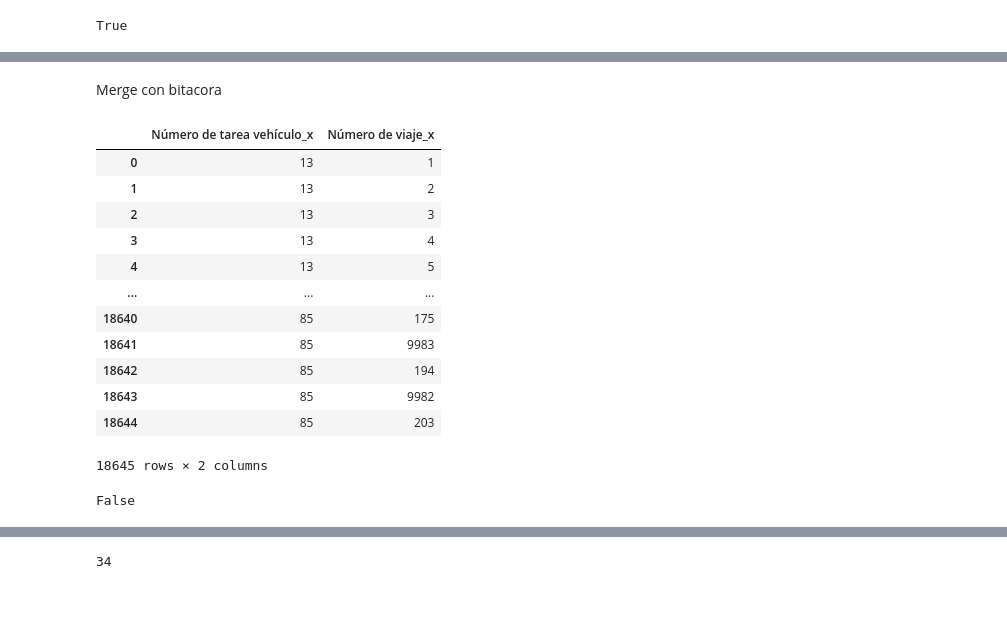
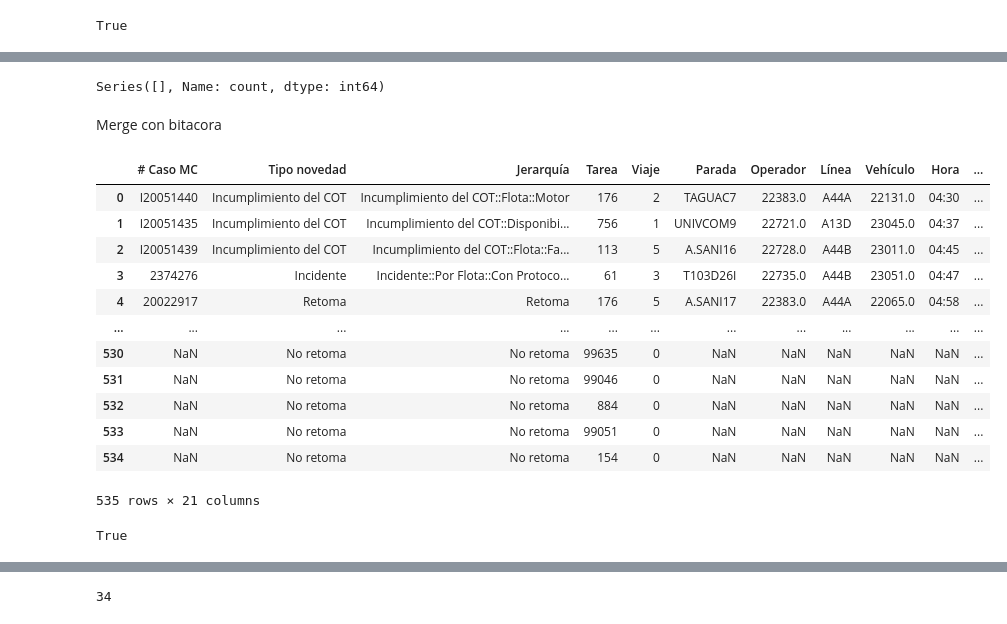
Before and after one commit to williamCastro32/bynm_mergedata, a Jupyter notebook: scripts/Merge.ipynb, the cells around one changed output, grey strips where cells are left out. Cells and saved outputs as stored; diff of their text form; code cells hidden in the pictures.

```diff
--- a/scripts/Merge.ipynb
+++ b/scripts/Merge.ipynb
@@ -10,7 +15,10 @@ importar y procesar el K2
 # %%
-
-# Ubicacion de los archivos a usar
-patch1 = '../input/Kilometros en Servicio MIO - 05-Mar-2024.xlsx'# Se importa el archivo xlxs
+# Se importa el archivo xlxs
 kmsmio = pd.read_excel(patch1, sheet_name='Programacion')
+repofi = pd.read_excel(patch2, sheet_name='Programacion')
+bitacora = pd.read_excel(patch2, sheet_name='Bitacora')
+jerarquias = pd.read_excel(patch3, sheet_name='Hoja1')
 # Se eliminan las filas y las columnas vacias
 kmsmio = kmsmio.dropna(axis=0, how='all').dropna(axis=1, how='all')
+repofi = repofi.dropna(axis=0, how='all').dropna(axis=1, how='all')
+bitacora = bitacora.dropna(axis=0, how='all').dropna(axis=1, how='all')
@@ -107,19 +116,18 @@ merge.shape
+# %%
+# Selecciona las columnas a usar
+jerarquias = jerarquias[['JERARQUIA HGI RECO2',	'CALIFICACION']]
+# %%
+# Esto elimina los espacios en blanco adelante y atras
+jerarquias['JERARQUIA HGI RECO2'] = jerarquias['JERARQUIA HGI RECO2'].str.strip()
+# %%
+#combina los el df de bitacora con el de jerarquias
+bitacora = pd.merge(bitacora, jerarquias, left_on='Jerarquía', right_on='JERARQUIA HGI RECO2', how='left' )
+# %%
+# Esta linea es para verificar las filas que no se cruzaron por jerarquia y agregarlas a la matriz fe jererquia en input
+x = bitacora[(bitacora['Jerarquía'].str.startswith('Salida'))& bitacora['CALIFICACION'].isnull()]
+x['Jerarquía'].value_counts()
+# %% [output]
+Series([], Name: count, dtype: int64)
 # %% [markdown]
 Merge con bitacora
-# %%
-merge[['Número de tarea vehículo_x', 'Número de viaje_x']]
-# %% [output]
-|  | Número de tarea vehículo_x | Número de viaje_x |
-| 0 | 13 | 1 |
-| 1 | 13 | 2 |
-| 2 | 13 | 3 |
-| 3 | 13 | 4 |
-| 4 | 13 | 5 |
-| ... | ... | ... |
-| 18640 | 85 | 175 |
-| 18641 | 85 | 9983 |
-| 18642 | 85 | 194 |
-| 18643 | 85 | 9982 |
-| 18644 | 85 | 203 |
-18645 rows × 2 columns
 # %%
@@ -126,3 +135,19 @@ merge[['Número de tarea vehículo_x', 'Número de viaje_x']]
 bitacora[['Tarea', 'Viaje']] = bitacora[['Tarea', 'Viaje']].fillna(0).astype(int)
+# %%
+bitacora
+# %% [output]
+|  | # Caso MC | Tipo novedad | Jerarquía | Tarea | Viaje | Parada | Operador | Línea | Vehículo | Hora | ... |
+| 0 | I20051440 | Incumplimiento del COT | Incumplimiento del COT::Flota::Motor | 176 | 2 | TAGUAC7 | 22383.0 | A44A | 22131.0 | 04:30 | ... |
+| 1 | I20051435 | Incumplimiento del COT | Incumplimiento del COT::Disponibi... | 756 | 1 | UNIVCOM9 | 22721.0 | A13D | 23045.0 | 04:37 | ... |
+| 2 | I20051439 | Incumplimiento del COT | Incumplimiento del COT::Flota::Fa... | 113 | 5 | A.SANI16 | 22728.0 | A44B | 23011.0 | 04:45 | ... |
+| 3 | 2374276 | Incidente | Incidente::Por Flota::Con Protoco... | 61 | 3 | T103D26I | 22735.0 | A44B | 23051.0 | 04:47 | ... |
+| 4 | 20022917 | Retoma | Retoma | 176 | 5 | A.SANI17 | 22383.0 | A44A | 22065.0 | 04:58 | ... |
+| ... | ... | ... | ... | ... | ... | ... | ... | ... | ... | ... | ... |
+| 530 | NaN | No retoma | No retoma | 99635 | 0 | NaN | NaN | NaN | NaN | NaN | ... |
+| 531 | NaN | No retoma | No retoma | 99046 | 0 | NaN | NaN | NaN | NaN | NaN | ... |
+| 532 | NaN | No retoma | No retoma | 884 | 0 | NaN | NaN | NaN | NaN | NaN | ... |
+| 533 | NaN | No retoma | No retoma | 99051 | 0 | NaN | NaN | NaN | NaN | NaN | ... |
+| 534 | NaN | No retoma | No retoma | 154 | 0 | NaN | NaN | NaN | NaN | NaN | ... |
+535 rows × 21 columns
 # %%
 # Se selecionan las columnas de Bitacora que se van a usar
@@ -132,5 +157,5 @@ bitacorafil = bitacorafil[bitacorafil['Viaje'] != 0]
 # %%
 # Se compara las filas de los df, el resultado debe ser False
-bitacora.shape[0]==bitacorafil.shape[0]
+bitacora.shape[0]==bitacora.shape[0]
 # %% [output]
-False
+True
```
Also changed, not shown: parts of 34 cells of this notebook.
